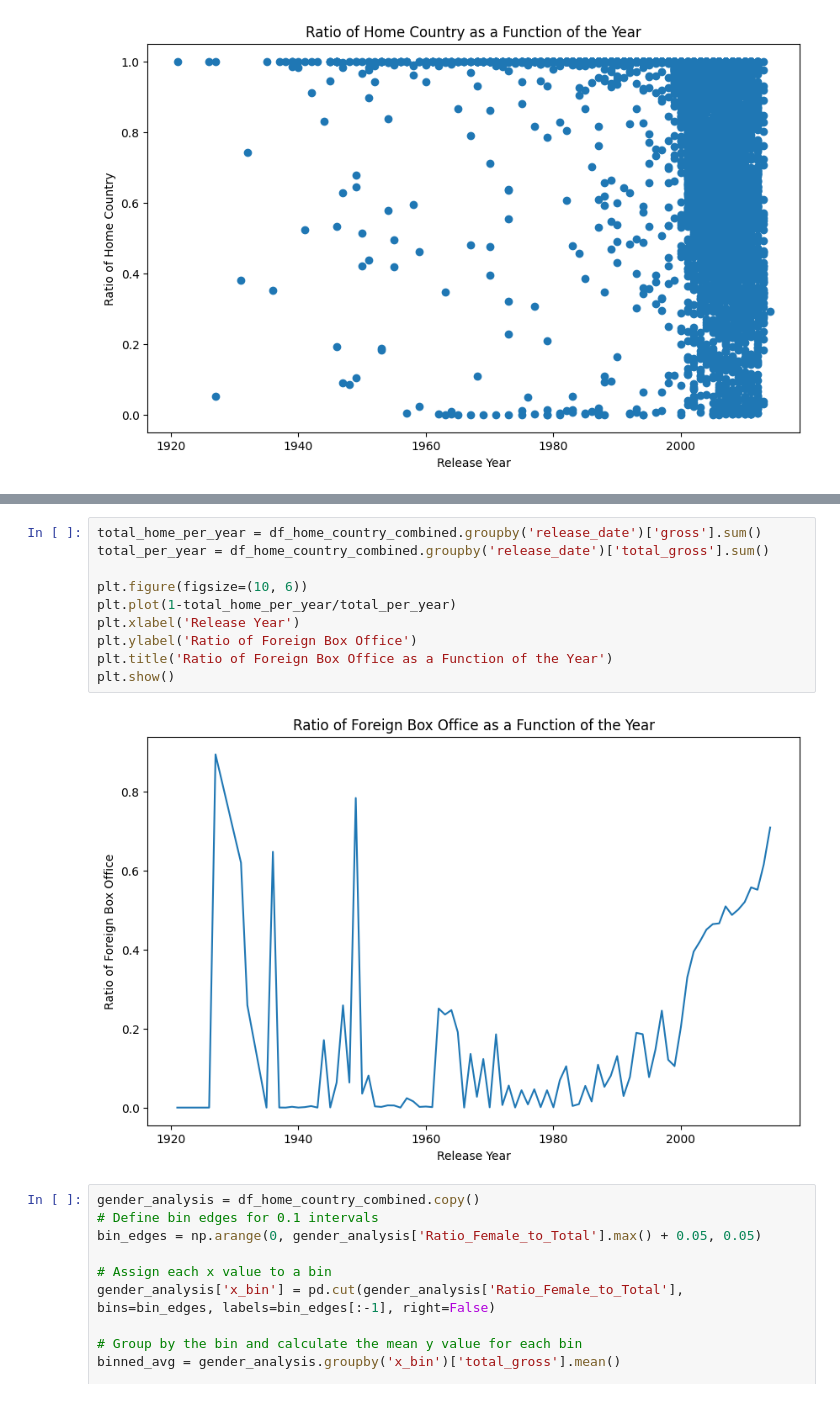
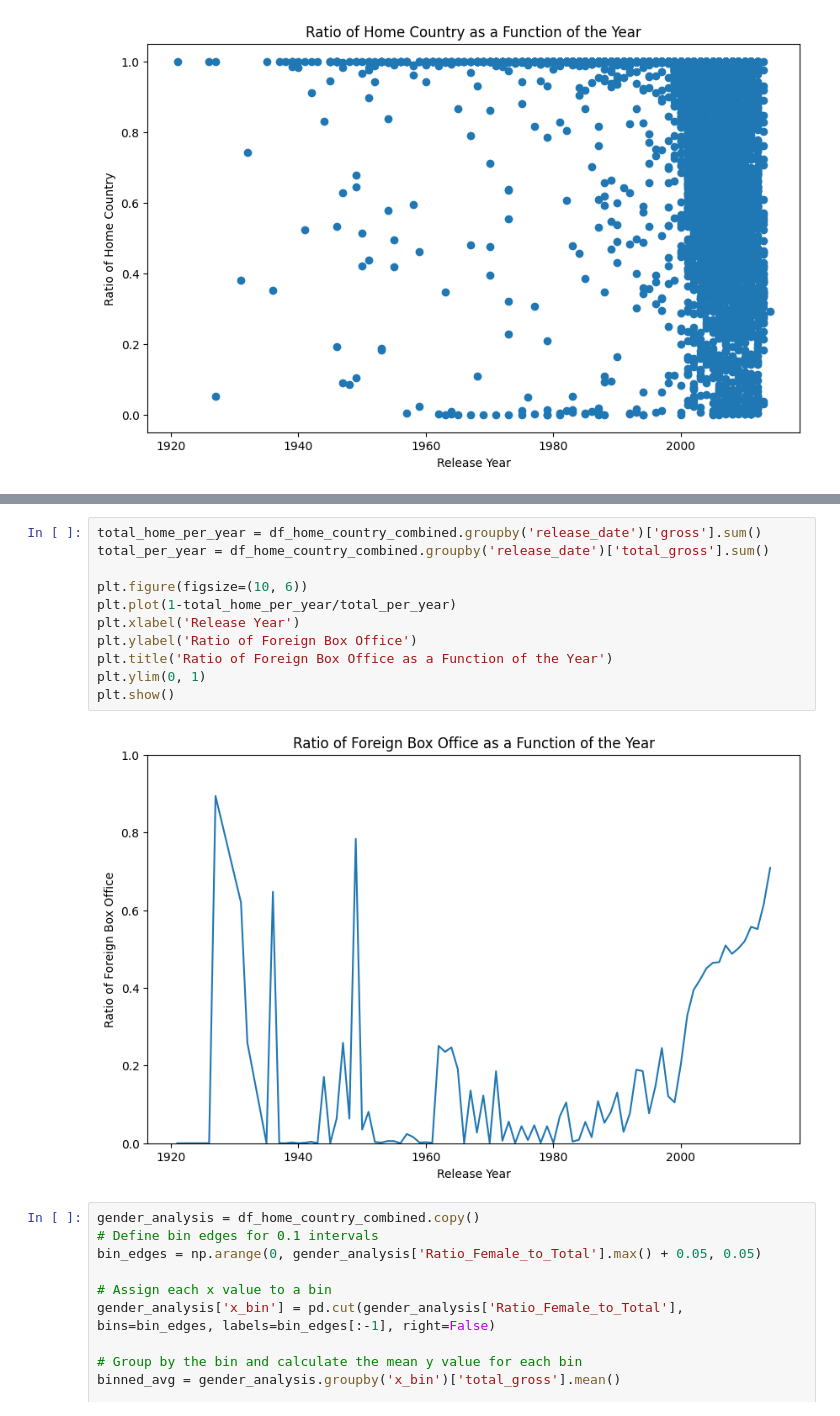
Before and after one commit to epfl-ada/ada-2023-project-nada2023, a Jupyter notebook: notebook.ipynb, the cells around one changed output, grey strips where cells are left out. Cells and saved outputs as stored; diff of their text form.

```diff
--- a/notebook.ipynb
+++ b/notebook.ipynb
@@ -576,15 +573,16 @@ plt.show()
 # %%
 total_home_per_year = df_home_country_combined.groupby('release_date')['gross'].sum()
 total_per_year = df_home_country_combined.groupby('release_date')['total_gross'].sum()
 
 plt.figure(figsize=(10, 6))
 plt.plot(1-total_home_per_year/total_per_year)
 plt.xlabel('Release Year')
 plt.ylabel('Ratio of Foreign Box Office')
 plt.title('Ratio of Foreign Box Office as a Function of the Year')
+plt.ylim(0, 1)
 plt.show()
 # %% [output]
-[figure, old version]
+[figure, new version]
 # %%
 gender_analysis = df_home_country_combined.copy()
 # Define bin edges for 0.1 intervals
```
Also changed, not shown: parts of 11 cells of this notebook.
